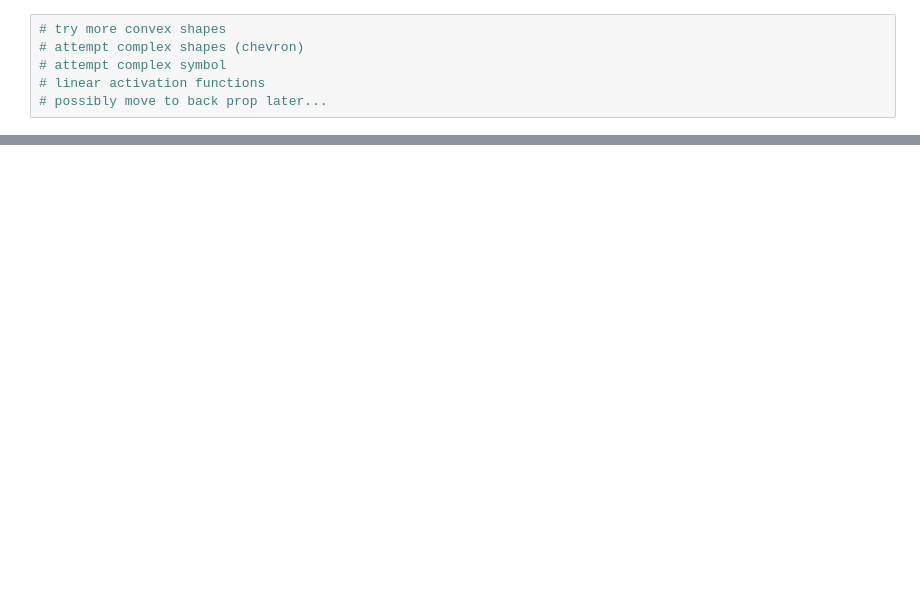
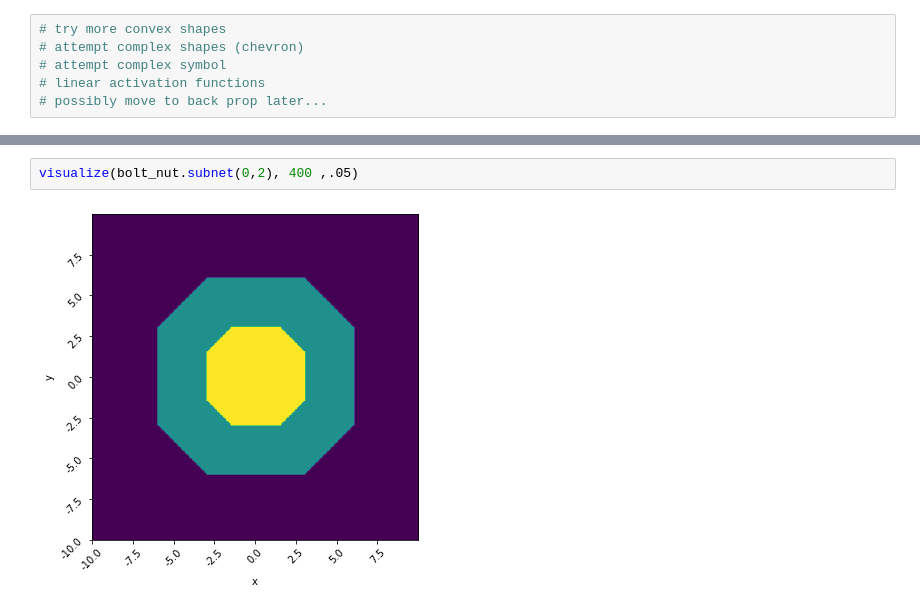
Before and after one commit to joseph-coston/Multilayer-Perceptron, a Jupyter notebook: MLP.ipynb, the cells around one changed output, grey strips where cells are left out. Cells and saved outputs as stored; diff of their text form; blank space fills up the shorter version.

```diff
--- a/MLP.ipynb
+++ b/MLP.ipynb
@@ -165,2 +214,6 @@ visualize(bolt_nut.parent, 400, 0.05)
+# %%
+visualize(bolt_nut.subnet(0,2), 400 ,.05)
+# %% [output]
+[figure, added]
 # %%
 visualize(bolt_nut, 400, 0.05)
```
Also changed, not shown: parts of 20 cells of this notebook.
